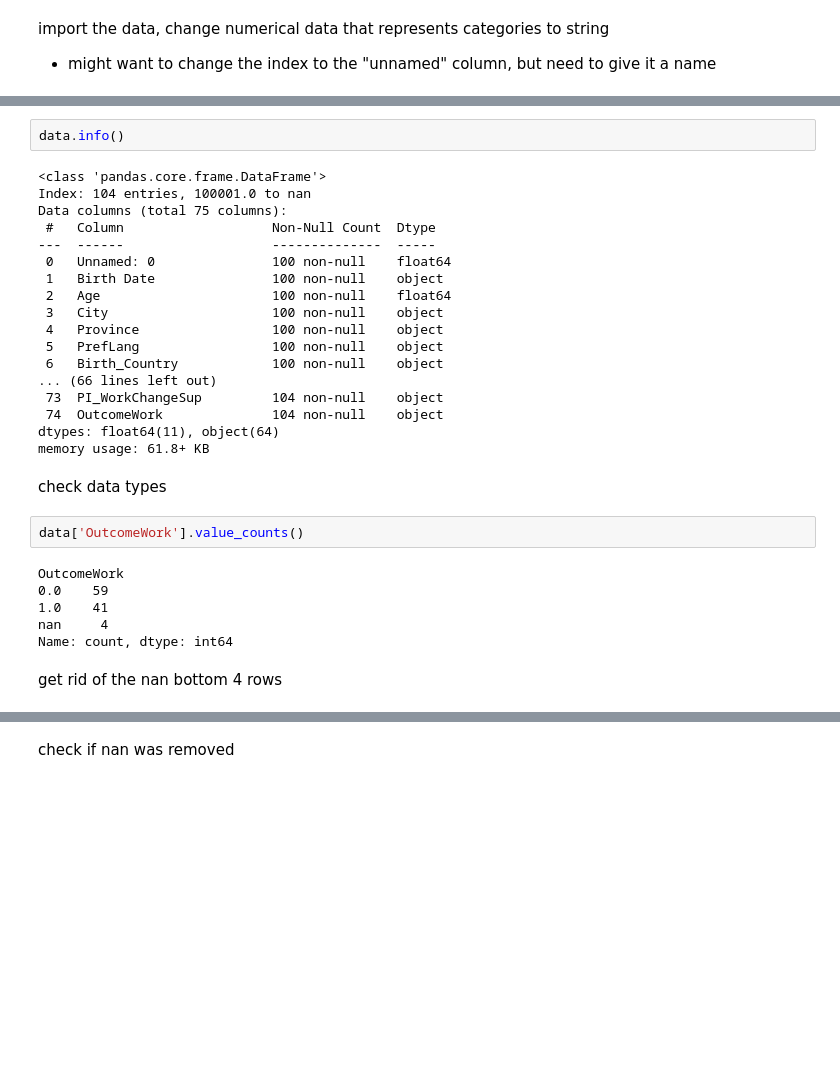
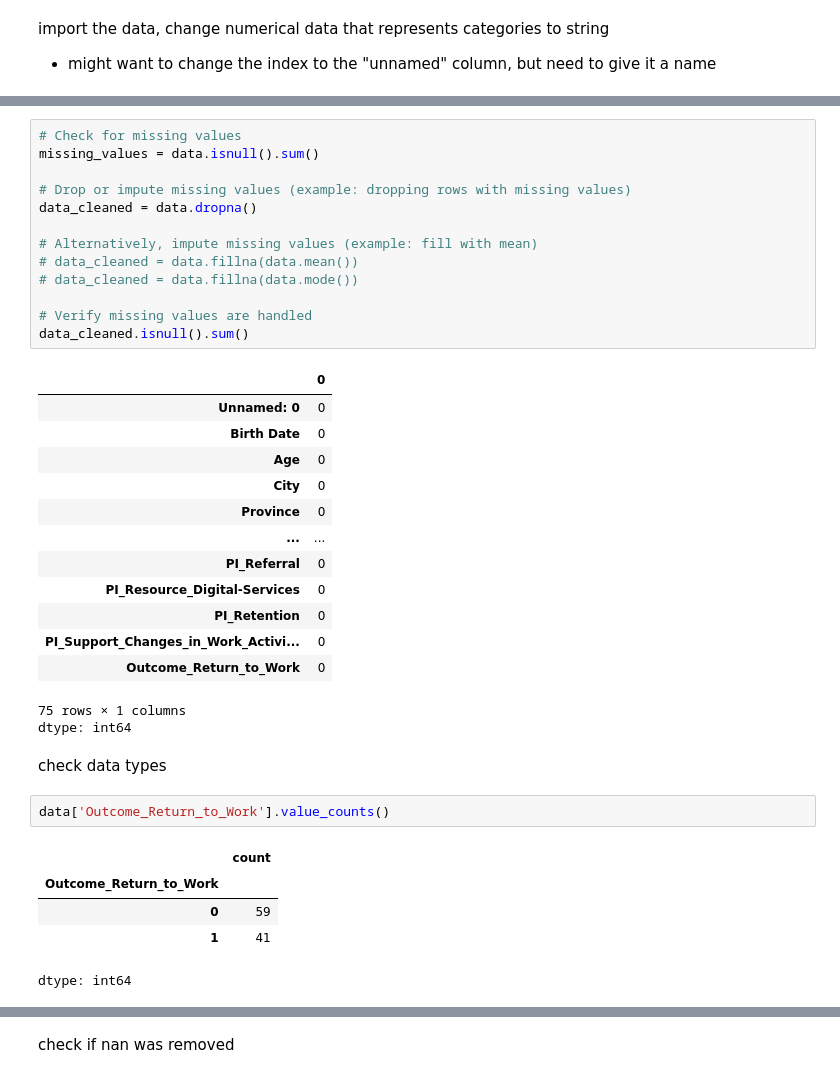
Before and after one commit to Vinichenko123/Group1-Data-Preprocessing, a Jupyter notebook: Group_1_Data_Analysis_and_Engineering_Notebook.ipynb, the cells around one changed output, grey strips where cells are left out. Saved outputs shown, nothing was run; the diff lists cells and outputs as text; blank space fills up the shorter version.

```diff
--- a/Group_1_Data_Analysis_and_Engineering_Notebook.ipynb
+++ b/Group_1_Data_Analysis_and_Engineering_Notebook.ipynb
@@ -109,32 +96,38 @@ data
-# %%
-data.info()
-# %% [output]
-<class 'pandas.core.frame.DataFrame'>
-Index: 104 entries, 100001.0 to nan
-Data columns (total 75 columns):
- #   Column                   Non-Null Count  Dtype
----  ------                   --------------  -----
- 0   Unnamed: 0               100 non-null    float64
- 1   Birth Date               100 non-null    object
- 2   Age                      100 non-null    float64
- 3   City                     100 non-null    object
- 4   Province                 100 non-null    object
- 5   PrefLang                 100 non-null    object
- 6   Birth_Country            100 non-null    object
-... (66 lines left out)
- 73  PI_WorkChangeSup         104 non-null    object
- 74  OutcomeWork              104 non-null    object
-dtypes: float64(11), object(64)
-memory usage: 61.8+ KB
+# %%
+# Check for missing values
+missing_values = data.isnull().sum()
+
+# Drop or impute missing values (example: dropping rows with missing values)
+data_cleaned = data.dropna()
+
+# Alternatively, impute missing values (example: fill with mean)
+# data_cleaned = data.fillna(data.mean())
+# data_cleaned = data.fillna(data.mode())
+
+# Verify missing values are handled
+data_cleaned.isnull().sum()
+# %% [output]
+|  | 0 |
+| Unnamed: 0 | 0 |
+| Birth Date | 0 |
+| Age | 0 |
+| City | 0 |
+| Province | 0 |
+| ... | ... |
+| PI_Referral | 0 |
+| PI_Resource_Digital-Services | 0 |
+| PI_Retention | 0 |
+| PI_Support_Changes_in_Work_Activi... | 0 |
+| Outcome_Return_to_Work | 0 |
+75 rows × 1 columns
+dtype: int64
 # %% [markdown]
 check data types
 # %%
-data['OutcomeWork'].value_counts()
+data['Outcome_Return_to_Work'].value_counts()
 # %% [output]
+|  | count |
+| Outcome_Return_to_Work |  |
+| 0 | 59 |
+| 1 | 41 |
-OutcomeWork
-0.0    59
-1.0    41
-nan     4
-Name: count, dtype: int64
+dtype: int64
-# %% [markdown]
-get rid of the nan bottom 4 rows
```
Also changed, not shown: parts of 10 cells of this notebook.
